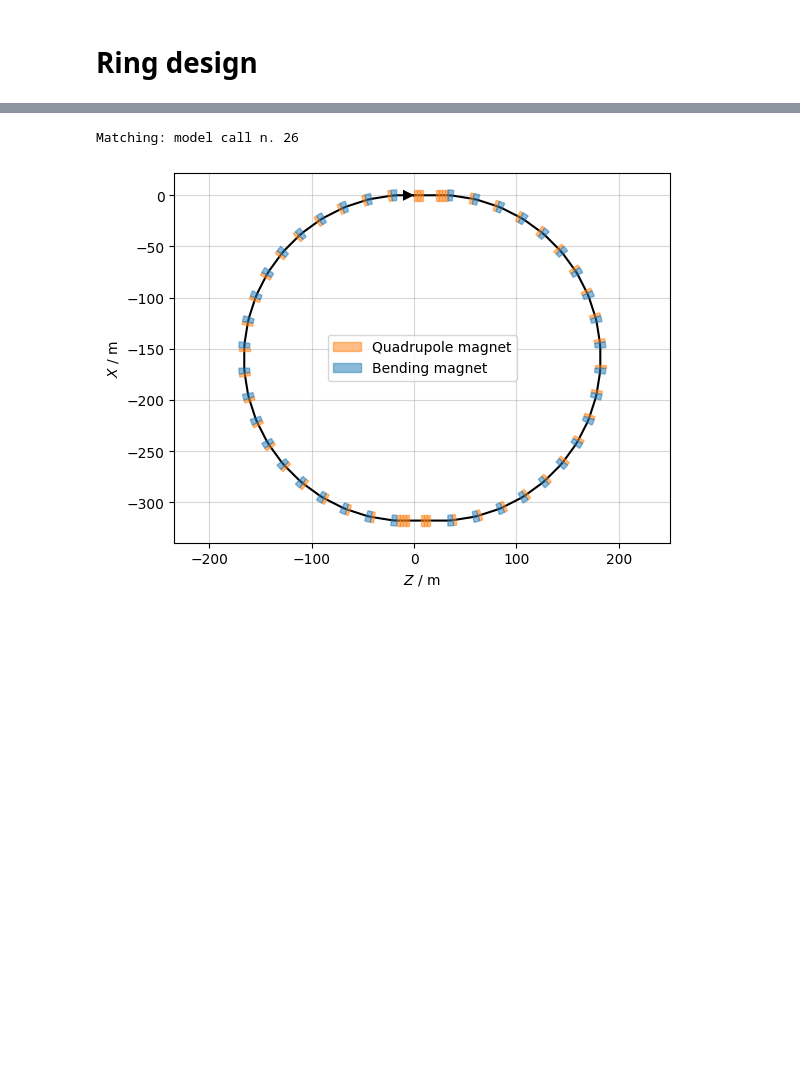
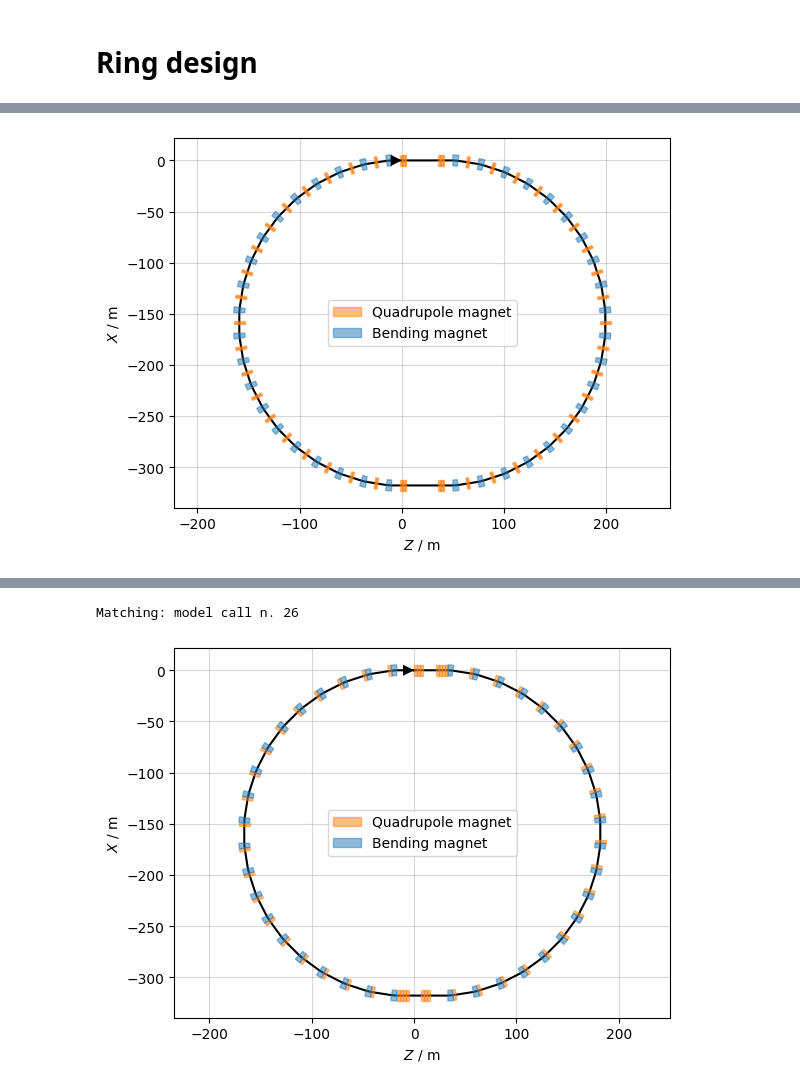
Before and after one commit to gornalexander/cas-beam-optics, a Jupyter notebook: line.ipynb, the cells around one changed output, grey strips where cells are left out. Drawn from its saved outputs; the diff is of its cells as text; code cells hidden in the pictures; blank space fills up the shorter version.

```diff
--- a/line.ipynb
+++ b/line.ipynb
@@ -209,4 +177,7 @@ tw.index = tw['name']
 
 #plt.ylim(-20, 10)
 #plt.xlim(-env['lsection'], env['lsection'])
+
+fodo_init_cond = tw.loc['endss1'][['betx', 'bety', 'alfx', 'alfy']]
+fodo_init_cond
 # %% [output]
@@ -214,0 +191,90 @@ tw.index = tw['name']
+# %%
+env['lss'] = 40
+env['f_ss'] = 'lss / 2 '
+env['k1_ss'] = '0 * 1 / f_ss / lquad / 2'
+env['k1_ss.1'] = 'k1_ss'
+env['k1_ss.2'] = 'k1_ss'
+env['k1_ss.3'] = 'k1_ss'
+
+
+straight_section1 = env.new_line(name='ss1', components=[
+    env.new('startss1', xt.Marker, at='0'),
+    env.new('qs1.1', xt.Quadrupole, length='lquad', k1='k1_ss.1', at='lquad/2'),
+    env.new('qs1.2', xt.Quadrupole, length='lquad', k1='-k1_ss.2', at='lquad + lquad/2'),
+    env.new('qs1.3', xt.Quadrupole, length='lquad', k1='k1_ss.3', at='2*lquad + lquad/2'),
+
+    # env.place(hbumper1, at='3*lquad + lbumper/2'),
+    # env.place(hbumper2, at='lss/2 - bump_gap/2 - lbumper/2'),
+    env.new('extrpt', xt.Marker, at='lss/2'),
+    # env.place(hbumper3, at='lss/2 + bump_gap/2 + lbumper/2'),
+    # env.place(hbumper4, at='lss - 3*lquad - lbumper/2'),
+
+    env.new('qs1.4', xt.Quadrupole, length='lquad', k1='-k1_ss.1', at='lss - lquad*2 - lquad/2'),
+    env.new('qs1.5', xt.Quadrupole, length='lquad', k1='k1_ss.2', at='lss - lquad - lquad/2'),
+    env.new('qs1.6', xt.Quadrupole, length='lquad', k1='-k1_ss.3', at='lss - lquad/2'),
+
+    env.new('endss1', xt.Marker, at='lss')
+    ])
+
+straight_section2 = env.new_line(name='ss2', components=[
+    env.new('startss2', xt.Marker, at='0'),
+    env.new('qs2.1', xt.Quadrupole, length='lquad', k1='k1_ss.1', at='lquad/2'),
+    env.new('qs2.2', xt.Quadrupole, length='lquad', k1='-k1_ss.2', at='lquad + lquad/2'),
+    env.new('qs2.3', xt.Quadrupole, length='lquad', k1='k1_ss.3', at='2*lquad + lquad/2'),
+
+    env.new('qs2.4', xt.Quadrupole, length='lquad', k1='-k1_ss.1', at='lss - lquad*2 - lquad/2'),
+    env.new('qs2.5', xt.Quadrupole, length='lquad', k1='k1_ss.2', at='lss - lquad - lquad/2'),
+    env.new('qs2.6', xt.Quadrupole, length='lquad', k1='-k1_ss.3', at='lss - lquad/2'),
+    env.new('endss2', xt.Marker, at='lss')
+    ])
+
+components = [env.new('_start_point', xt.Marker)] + [straight_section1] + (number_of_FODO // 2)*[section] + [straight_section2] + (number_of_FODO // 2)*[section]
+
+ring = env.new_line(components = components)
+
+ring.particle_ref = xt.Particles(p0c=pc, mass0=xt.PROTON_MASS_EV)
+context = xo.ContextCpu()
+ring.build_tracker(_context=context)
+
+ring.survey().plot()
+
+# opt = ring.match(solve=False, restore_if_fail=False,
+#     vary=[
+#         xt.VaryList(['k1_ss.1', 'k1_ss.2', 'k1_ss.3'], step=1e-7),
+#     ],
+#     targets=[
+#         xt.TargetSet(at='endss1', betx=fodo_init_cond['betx'], bety=fodo_init_cond['bety'], alfx=fodo_init_cond['alfx'], alfy=fodo_init_cond['alfy'], tol=1),
+#     ],
+#     method='4d')
+# opt.solve()
+
+# opt = ring.match(solve=False, restore_if_fail=False,
+#     vary=[
+#         xt.VaryList(['k1_ss'], step=1e-7),
+#     ],
+#     targets=[
+#         xt.TargetSet(at='endss1', betx=fodo_init_cond['betx'], bety=fodo_init_cond['bety'], alfx=fodo_init_cond['alfx'], alfy=fodo_init_cond['alfy'], tol=1e-3),
+#     ],
+#     method='4d')
+
+opt = ring.match(solve=False, restore_if_fail=False,
+    vary=[
+        xt.VaryList(['k1_ss.1', 'k1_ss.2', 'k1_ss.3'], step=1e-7),
+    ],
+    targets=[
+        xt.TargetSet(at='endss1', betx=fodo_init_cond['betx'], bety=fodo_init_cond['bety'], alfx=fodo_init_cond['alfx'], alfy=fodo_init_cond['alfy'], tol=1e-1),
+    ],
+    method='4d')
+
+opt.solve()
+
+tw = ring.twiss(method='4d')
+tw.plot()
+plt.xlim(0, env['lsection'])
+
+tw = tw.to_pandas()
+tw.index = tw['name']
+
+#plt.ylim(-20, 10)
+#plt.xlim(-env['lsection'], env['lsection'])
+# %% [output]
@@ -214,0 +282 @@ tw.index = tw['name']
+[figure, added]
```
Also changed, not shown: parts of 11 cells of this notebook.
